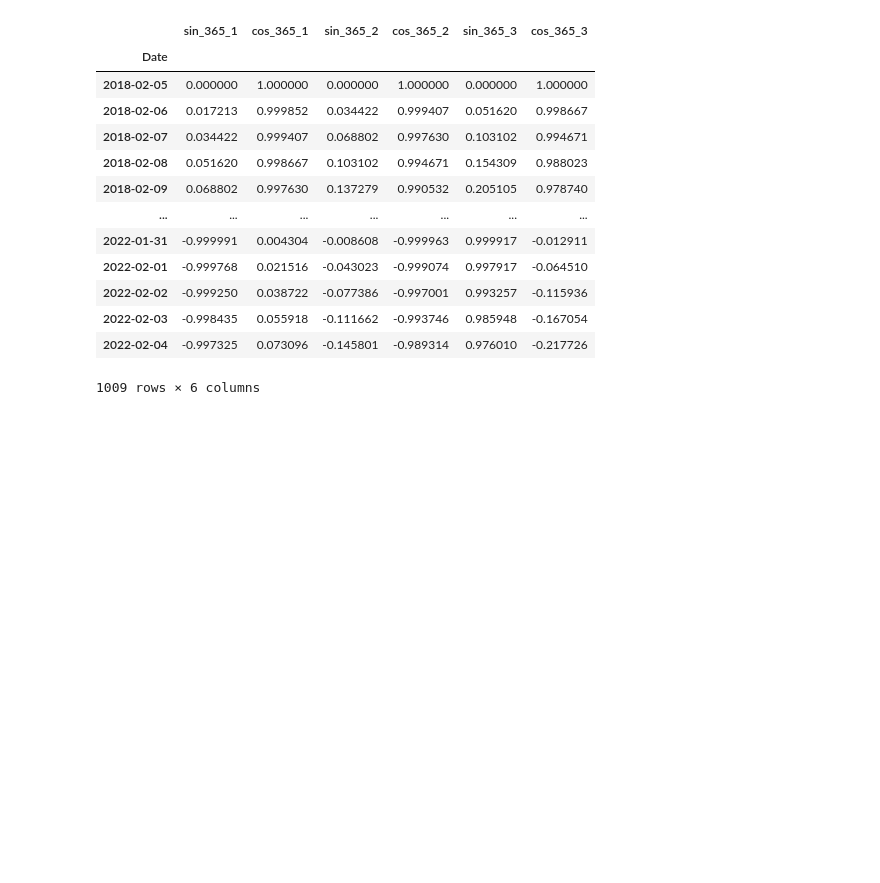
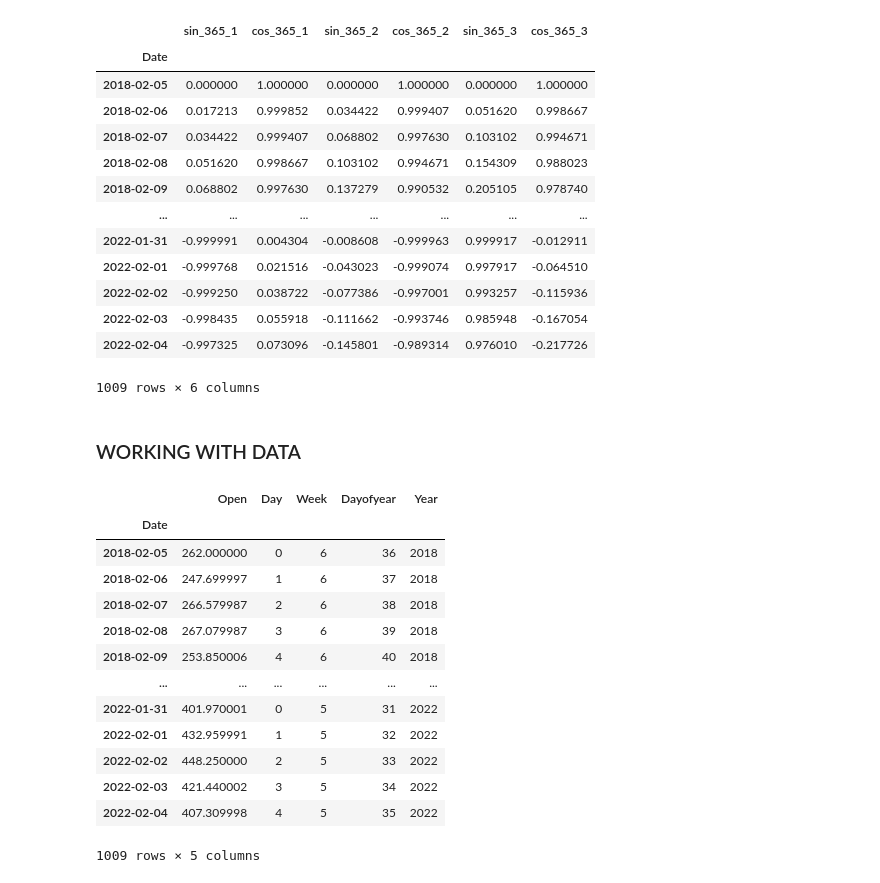
Before and after one commit to LuanB-compt/netflix-price-prediction, a Jupyter notebook: seasonality.ipynb, the cells around one changed output. Cells and saved outputs as stored; diff of their text form; code cells hidden in the pictures; blank space fills up the shorter version.

```diff
--- a/seasonality.ipynb
+++ b/seasonality.ipynb
@@ -137,3 +139,27 @@ def plot_periodogram(ts, detrend='linear', ax=None):
     ax.set_ylabel("Variance")
     ax.set_title("Periodogram")
     return ax
+# %% [markdown]
+### WORKING WITH DATA
+# %%
+X = data.drop(columns=['High','Low','Close','Adj Close','Volume'])
+X['Day'] = X.index.dayofweek
+X['Week'] = X.index.week
+X['Dayofyear'] = X.index.day_of_year
+X['Year'] = X.index.year
+X
+# %% [output]
+|  | Open | Day | Week | Dayofyear | Year |
+| Date |  |  |  |  |  |
+| 2018-02-05 | 262.000000 | 0 | 6 | 36 | 2018 |
+| 2018-02-06 | 247.699997 | 1 | 6 | 37 | 2018 |
+| 2018-02-07 | 266.579987 | 2 | 6 | 38 | 2018 |
+| 2018-02-08 | 267.079987 | 3 | 6 | 39 | 2018 |
+| 2018-02-09 | 253.850006 | 4 | 6 | 40 | 2018 |
+| ... | ... | ... | ... | ... | ... |
+| 2022-01-31 | 401.970001 | 0 | 5 | 31 | 2022 |
+| 2022-02-01 | 432.959991 | 1 | 5 | 32 | 2022 |
+| 2022-02-02 | 448.250000 | 2 | 5 | 33 | 2022 |
+| 2022-02-03 | 421.440002 | 3 | 5 | 34 | 2022 |
+| 2022-02-04 | 407.309998 | 4 | 5 | 35 | 2022 |
+1009 rows × 5 columns
```
Also changed, not shown: parts of 2 cells of this notebook.
